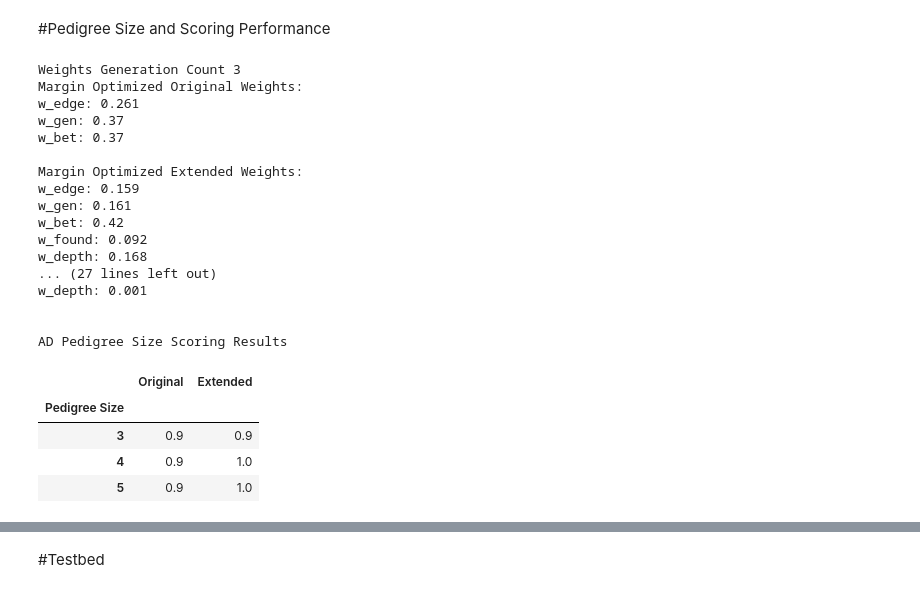
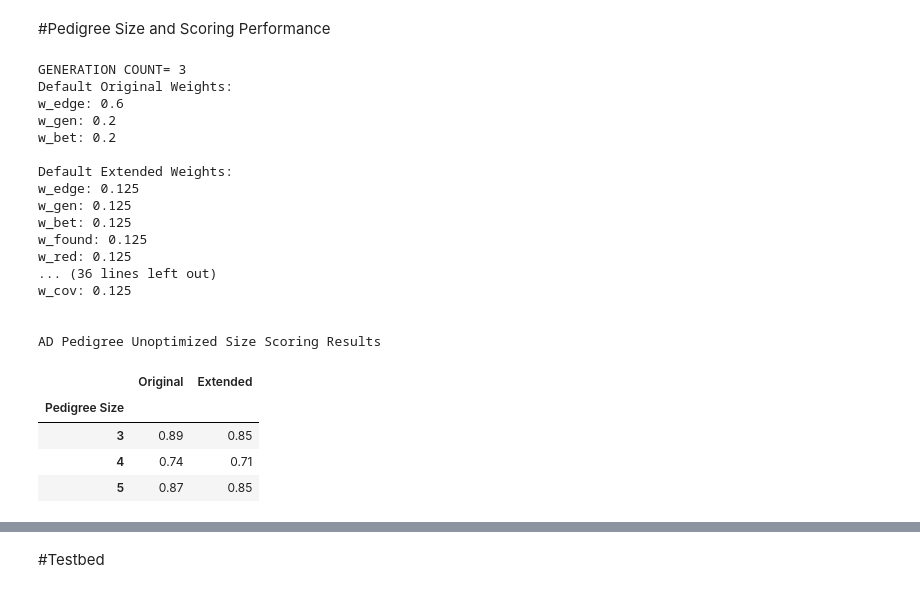
Before and after one commit to taylorngt/PedNet, a Jupyter notebook: SegregationScoring.ipynb, the cells around one changed output, grey strips where cells are left out. Drawn from its saved outputs; the diff is of its cells as text; code cells hidden in the pictures.

```diff
--- a/SegregationScoring.ipynb
+++ b/SegregationScoring.ipynb
@@ -763,16 +763,7 @@ def simulate_variant_table(G, mode='AD', n_bg=5, linked_variant_gt_skeleton = Fa
     if linked_variant_gt_skeleton:
         vars[causal] = linked_variant_gt_skeleton
     else:
-        gt = {s:0 for s in samples}
-        any_affected = [n for n in samples if phen[n]==2]
-        for n in any_affected:
-            gt[n] = 1 if mode == 'AD' else 2 if mode == 'AR' else 0
-            if mode == 'AR':
-                chldrn = children(G,n)
-                for c in chldrn:
-                    if c not in any_affected:
-                        gt[c] = 1
-        vars[causal]=gt
+        raise NotImplementedError
     # background
     for i in range(n_bg):
         vid=f'chr1:{100200+i}_G>C'
@@ -780,7 +771,7 @@ def simulate_variant_table(G, mode='AD', n_bg=5, linked_variant_gt_skeleton = Fa
     return vars
 # %%
 from os import link
-def pedigree_group_generator(pedigree_count, mode, max_children, generation_count, n_bg= 5, alt_freq = 0, simple_gt= True):
+def pedigree_group_generator(pedigree_count, mode, max_children, generation_count, n_bg= 5, alt_freq = 0):
     Fam_Data_Dict = {}
     for Family_Num in range(1, pedigree_count+1):
         FamilyID = f'FAM{Family_Num}'
@@ -813,7 +804,7 @@ def pedigree_group_generator(pedigree_count, mode, max_children, generation_coun
         var_dict = simulate_variant_table(G= ped_dg,
                                           mode= mode,
                                           n_bg= n_bg,
-                                          linked_variant_gt_skeleton= linked_variant_gt_skeleton if simple_gt else False)
+                                          linked_variant_gt_skeleton= linked_variant_gt_skeleton)
         Fam_Data_Dict[FamilyID] = {'PedGraph': ped_dg, 'VarTable': var_dict}
     return Fam_Data_Dict
 # %%
@@ -1377,14 +1368,11 @@ def segregation_scoring_wrapper(Multi_Ped_Dict: dict,
                 }
             elif Scoring_Method == 'Extended':
                 weights= {
-                    'w_edge': 0.125,
-                    'w_gen': 0.125,
-                    'w_bet': 0.125,
-                    'w_found': 0.125,
-                    'w_red': 0.125,
-                    'w_depth': 0.125,
-                    'w_width': 0.125,
-                    'w_cov': 0.125
+                    'w_edge': 0.6,
+                    'w_gen': 0.1,
+                    'w_bet': 0.1,
+                    'w_found': 0.1,
+                    'w_depth': 0.1,
                 }
             print(f'Default {Scoring_Method} Weights:')
 
@@ -1554,7 +1653,8 @@ def pedigree_size_performance_test(Generation_Range,
                                    Mode,
                                    max_children= 3,
                                    Known_Linked_Var= 'chr1:100000_A>T',
-                                   Verbose= False):
+                                   Verbose= False,
+                                   VarScore_Readout= False):
     pedigree_size_scroing_results_dict = {
         'Pedigree Size': [],
         'Original': [],
@@ -1579,7 +1679,7 @@ def pedigree_size_performance_test(Generation_Range,
                                                                   Optimization_Method= Optimization_Method,
                                                                   Known_Linked_Var= Known_Linked_Var,
                                                                   Known_Mode= Mode,
-                                                                  Verbose= False)
+                                                                  Verbose= VarScore_Readout)
             pedigree_size_scroing_results_dict[Scoring_Method].append(Scoring_Accuracy)
         print()
     pedigree_size_scroing_results_df = pd.DataFrame.from_dict(pedigree_size_scroing_results_dict).set_index('Pedigree Size')
@@ -1593,34 +1693,35 @@ def pedigree_size_performance_test(Generation_Range,
     #return pedigree_size_scroing_results_df
 # %%
 pedigree_size_performance_test(Generation_Range= (3,5),
-                               Pedigree_Count= 50,
-                               Variant_Count= 10,
-                               Optimization_Method= 'Margin',
+                               Pedigree_Count= 100,
+                               Variant_Count= 100,
+                               Optimization_Method= 'None',
                                Mode= 'AD',
-                               Verbose= True)
+                               Verbose= True,
+                               VarScore_Readout= False)
 # %% [output]
-Weights Generation Count 3
-Margin Optimized Original Weights:
-w_edge: 0.261
-w_gen: 0.37
-w_bet: 0.37
+GENERATION COUNT= 3
+Default Original Weights:
+w_edge: 0.6
+w_gen: 0.2
+w_bet: 0.2
 
-Margin Optimized Extended Weights:
-w_edge: 0.159
-w_gen: 0.161
-w_bet: 0.42
-w_found: 0.092
-w_depth: 0.168
-... (27 lines left out)
-w_depth: 0.001
+Default Extended Weights:
+w_edge: 0.125
+w_gen: 0.125
+w_bet: 0.125
+w_found: 0.125
+w_red: 0.125
+... (36 lines left out)
+w_cov: 0.125
 
 
-AD Pedigree Size Scoring Results
+AD Pedigree Unoptimized Size Scoring Results
 |  | Original | Extended |
 | Pedigree Size |  |  |
-| 3 | 0.9 | 0.9 |
-| 4 | 0.9 | 1.0 |
-| 5 | 0.9 | 1.0 |
+| 3 | 0.89 | 0.85 |
+| 4 | 0.74 | 0.71 |
+| 5 | 0.87 | 0.85 |
 # %% [markdown]
 #**Notes:**
 *   Removing floaters helped increase differentiation in AD raw score rankings
```
Also changed, not shown: parts of 7 cells of this notebook.
